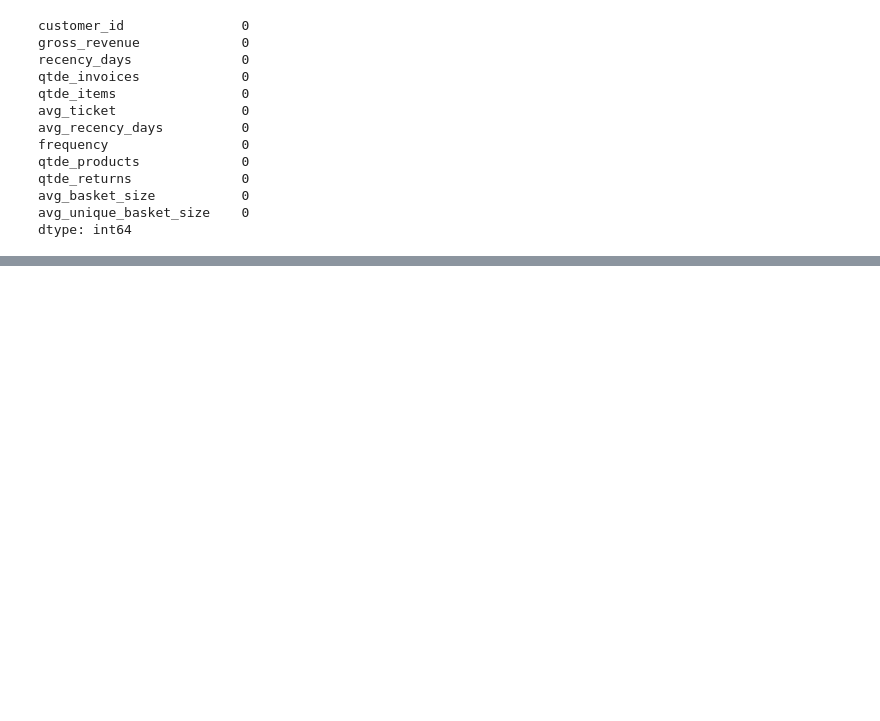
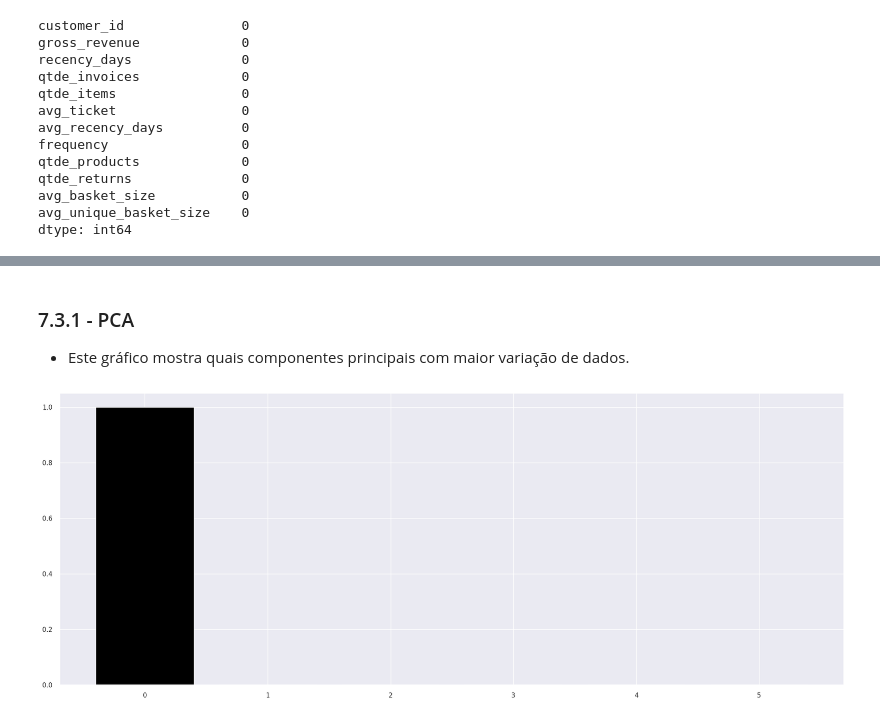
Before and after one commit to Emerson-C-Oliveira/projeto_insiders, a Jupyter notebook: projeto_insiders.ipynb, the cells around one changed output, grey strips where cells are left out. Saved outputs shown, nothing was run; the diff lists cells and outputs as text; code cells hidden in the pictures; blank space fills up the shorter version.

```diff
--- a/projeto_insiders.ipynb
+++ b/projeto_insiders.ipynb
@@ -651,0 +764,24 @@ dtype: int64
+# %%
+# original dataset
+#df20 = df4.drop( columns=['customer_id'], axis=1 ).copy()
+
+# selected dataset
+cols_selected = ['customer_id', 'gross_revenue', 'recency_days', 'qtde_products', 'frequency', 'qtde_returns']
+df20 = df4[ cols_selected ].copy()
+# %%
+## Standard Scalaer
+ss = pp.MinMaxScaler()
+
+df20['gross_revenue'] = ss.fit_transform( df20[['gross_revenue']] )
+df20['recency_days'] = ss.fit_transform( df20[['recency_days']] )
+# df20['qtde_invoices'] = ss.fit_transform( df20[['qtde_invoices']] )
+# df20['qtde_items'] = ss.fit_transform( df20[['qtde_items']] )
+df20['qtde_products'] = ss.fit_transform( df20[['qtde_products']] )
+# df20['avg_ticket'] = ss.fit_transform( df20[['avg_ticket']] )
+# df20['avg_recency_days'] = ss.fit_transform( df20[['avg_recency_days']] )
+df20['frequency'] = ss.fit_transform( df20[['frequency']] )
+df20['qtde_returns'] = ss.fit_transform( df20[['qtde_returns']] )
+# df20['avg_basket_size'] = ss.fit_transform( df20[['avg_basket_size']] )
+# df20['avg_unique_basket_size'] = ss.fit_transform( df20[['avg_unique_basket_size']] )
+
+X = df20.copy()
@@ -651,0 +792,16 @@ dtype: int64
+# %% [markdown]
+### 7.3.1 - PCA
+* Este gráfico mostra quais componentes principais com maior variação de dados.
+# %%
+# PCA
+pca = dd.PCA(n_components=X.shape[1])
+
+principal_components = pca.fit_transform(X)
+
+features = range(pca.n_components_)
+
+plt.bar(features, pca.explained_variance_ratio_, color='black')
+
+df_pca = pd.DataFrame(principal_components)
+# %% [output]
+[figure, added]
```
Also changed, not shown: parts of 194 cells of this notebook, 5 other files.
